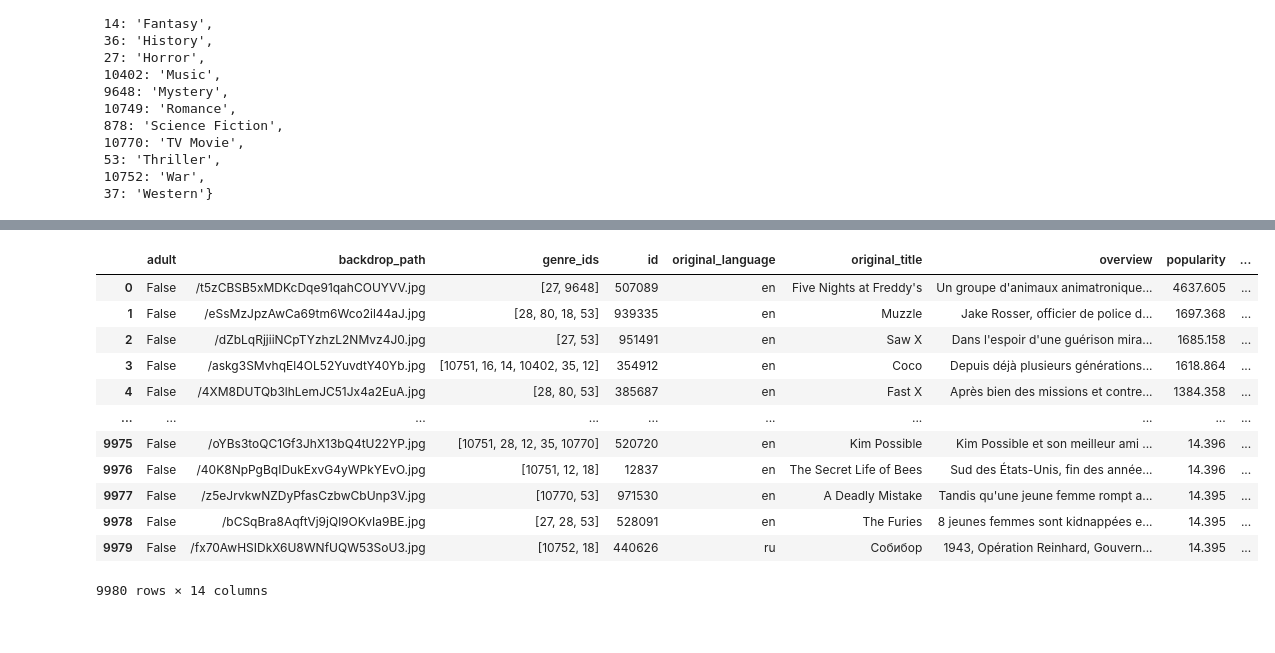
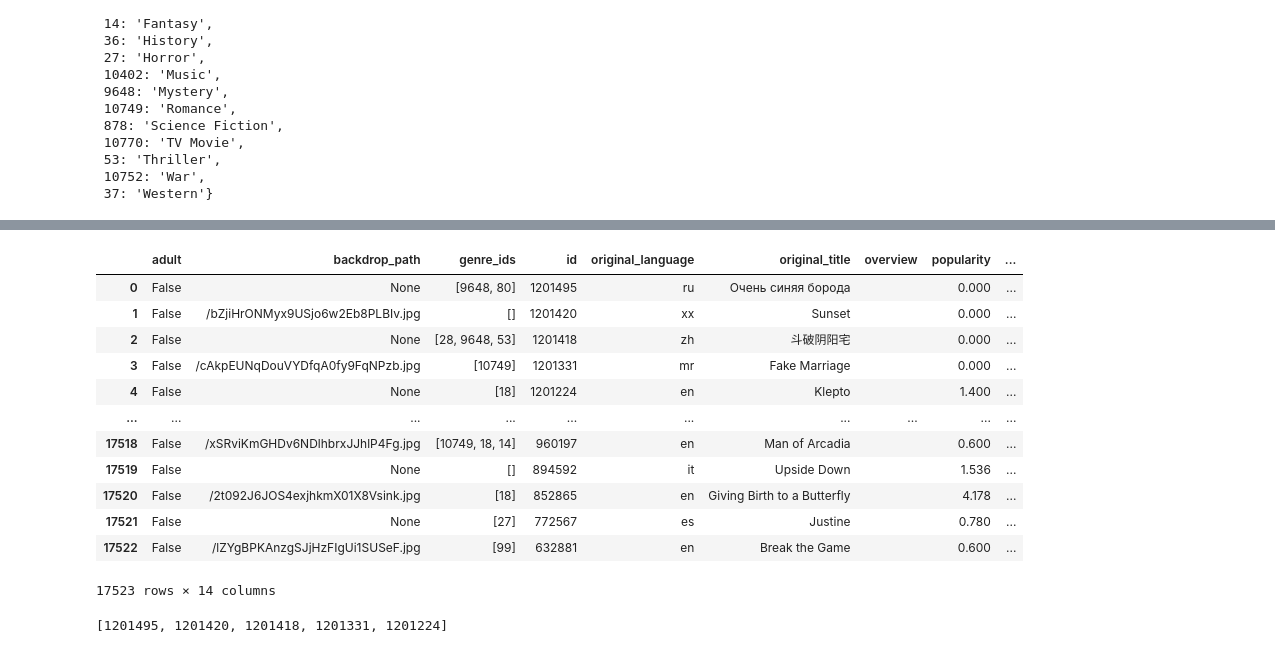
Before and after one commit to Morgan-DCL/project_2, a Jupyter notebook: api_tmdb.ipynb, the cells around one changed output, grey strips where cells are left out. Drawn from its saved outputs; the diff is of its cells as text; code cells hidden in the pictures.

```diff
--- a/api_tmdb.ipynb
+++ b/api_tmdb.ipynb
@@ -3,6 +3,7 @@ import pandas as pd
 import numpy as np
 import requests
 import json
+pd.set_option('display.max_columns', None)
 # %%
 with open("tmdb.json", "r") as fp:
     key = json.load(fp)
@@ -166,40 +141,47 @@ new_dic
 # %%
+from datetime import datetime
+date = datetime.strftime(datetime.now(), '%Y-%m-%d')
 base_url = "https://api.themoviedb.org/3/discover/movie"
+
+
+last_day = all_movies_df.release_date.iloc[-1]
 
 params = {
     "api_key": api_key,
     'include_adult': False,
     "language": "fr",
-    # "sort_by": "vote_average.desc",
+    "sort_by": "primary_release_date.desc",
+    "primary_release_date.gte" : "2023-05-01",
+    "primary_release_date.lte" : last_day,
     "page": 1
 }
-
 response = requests.get(base_url, params=params)
 data = response.json()
 total_pages = data['total_pages']
-print(total_pages)
 
-all_movies_df = pd.DataFrame()
-
-for page in range(1, 500):
+# plutot que de faire par page, donné uniquement une date
+for page in range(1, total_pages+1):
     params['page'] = page
     response = requests.get(base_url, params=params)
     data = response.json()
-    page_df = pd.DataFrame(data['results'])
+    page_df = pd.DataFrame(data["results"])
     all_movies_df = pd.concat([all_movies_df, page_df], ignore_index=True)
 
+
+# all_movies
+# 7523
 all_movies_df
 # %% [output]
 |  | adult | backdrop_path | genre_ids | id | original_language | original_title | overview | popularity | ... |
-| 0 | False | /t5zCBSB5xMDKcDqe91qahCOUYVV.jpg | [27, 9648] | 507089 | en | Five Nights at Freddy's | Un groupe d'animaux animatronique... | 4637.605 | ... |
-| 1 | False | /eSsMzJpzAwCa69tm6Wco2il44aJ.jpg | [28, 80, 18, 53] | 939335 | en | Muzzle | Jake Rosser, officier de police d... | 1697.368 | ... |
-| 2 | False | /dZbLqRjjiiNCpTYzhzL2NMvz4J0.jpg | [27, 53] | 951491 | en | Saw X | Dans l'espoir d'une guérison mira... | 1685.158 | ... |
-| 3 | False | /askg3SMvhqEl4OL52YuvdtY40Yb.jpg | [10751, 16, 14, 10402, 35, 12] | 354912 | en | Coco | Depuis déjà plusieurs générations... | 1618.864 | ... |
-| 4 | False | /4XM8DUTQb3lhLemJC51Jx4a2EuA.jpg | [28, 80, 53] | 385687 | en | Fast X | Après bien des missions et contre... | 1384.358 | ... |
+| 0 | False | None | [9648, 80] | 1201495 | ru | Очень синяя борода |  | 0.000 | ... |
+| 1 | False | /bZjiHrONMyx9USjo6w2Eb8PLBIv.jpg | [] | 1201420 | xx | Sunset |  | 0.000 | ... |
+| 2 | False | None | [28, 9648, 53] | 1201418 | zh | 斗破阴阳宅 |  | 0.000 | ... |
+| 3 | False | /cAkpEUNqDouVYDfqA0fy9FqNPzb.jpg | [10749] | 1201331 | mr | Fake Marriage |  | 0.000 | ... |
+| 4 | False | None | [18] | 1201224 | en | Klepto |  | 1.400 | ... |
 | ... | ... | ... | ... | ... | ... | ... | ... | ... | ... |
-| 9975 | False | /oYBs3toQC1Gf3JhX13bQ4tU22YP.jpg | [10751, 28, 12, 35, 10770] | 520720 | en | Kim Possible | Kim Possible et son meilleur ami ... | 14.396 | ... |
-| 9976 | False | /40K8NpPgBqIDukExvG4yWPkYEvO.jpg | [10751, 12, 18] | 12837 | en | The Secret Life of Bees | Sud des États-Unis, fin des année... | 14.396 | ... |
-| 9977 | False | /z5eJrvkwNZDyPfasCzbwCbUnp3V.jpg | [10770, 53] | 971530 | en | A Deadly Mistake | Tandis qu'une jeune femme rompt a... | 14.395 | ... |
-| 9978 | False | /bCSqBra8AqftVj9jQl9OKvIa9BE.jpg | [27, 28, 53] | 528091 | en | The Furies | 8 jeunes femmes sont kidnappées e... | 14.395 | ... |
-| 9979 | False | /fx70AwHSIDkX6U8WNfUQW53SoU3.jpg | [10752, 18] | 440626 | ru | Собибор | 1943, Opération Reinhard, Gouvern... | 14.395 | ... |
+| 17518 | False | /xSRviKmGHDv6NDlhbrxJJhlP4Fg.jpg | [10749, 18, 14] | 960197 | en | Man of Arcadia |  | 0.600 | ... |
+| 17519 | False | None | [] | 894592 | it | Upside Down |  | 1.536 | ... |
+| 17520 | False | /2t092J6JOS4exjhkmX01X8Vsink.jpg | [18] | 852865 | en | Giving Birth to a Butterfly |  | 4.178 | ... |
+| 17521 | False | None | [27] | 772567 | es | Justine |  | 0.780 | ... |
+| 17522 | False | /lZYgBPKAnzgSJjHzFIgUi1SUSeF.jpg | [99] | 632881 | en | Break the Game |  | 0.600 | ... |
-9980 rows × 14 columns
+17523 rows × 14 columns
@@ -205,0 +194,4 @@ all_movies_df
+# %%
+small
+# %% [output]
+[1201495, 1201420, 1201418, 1201331, 1201224]
```
Also changed, not shown: parts of 10 cells of this notebook, 1 other file.
